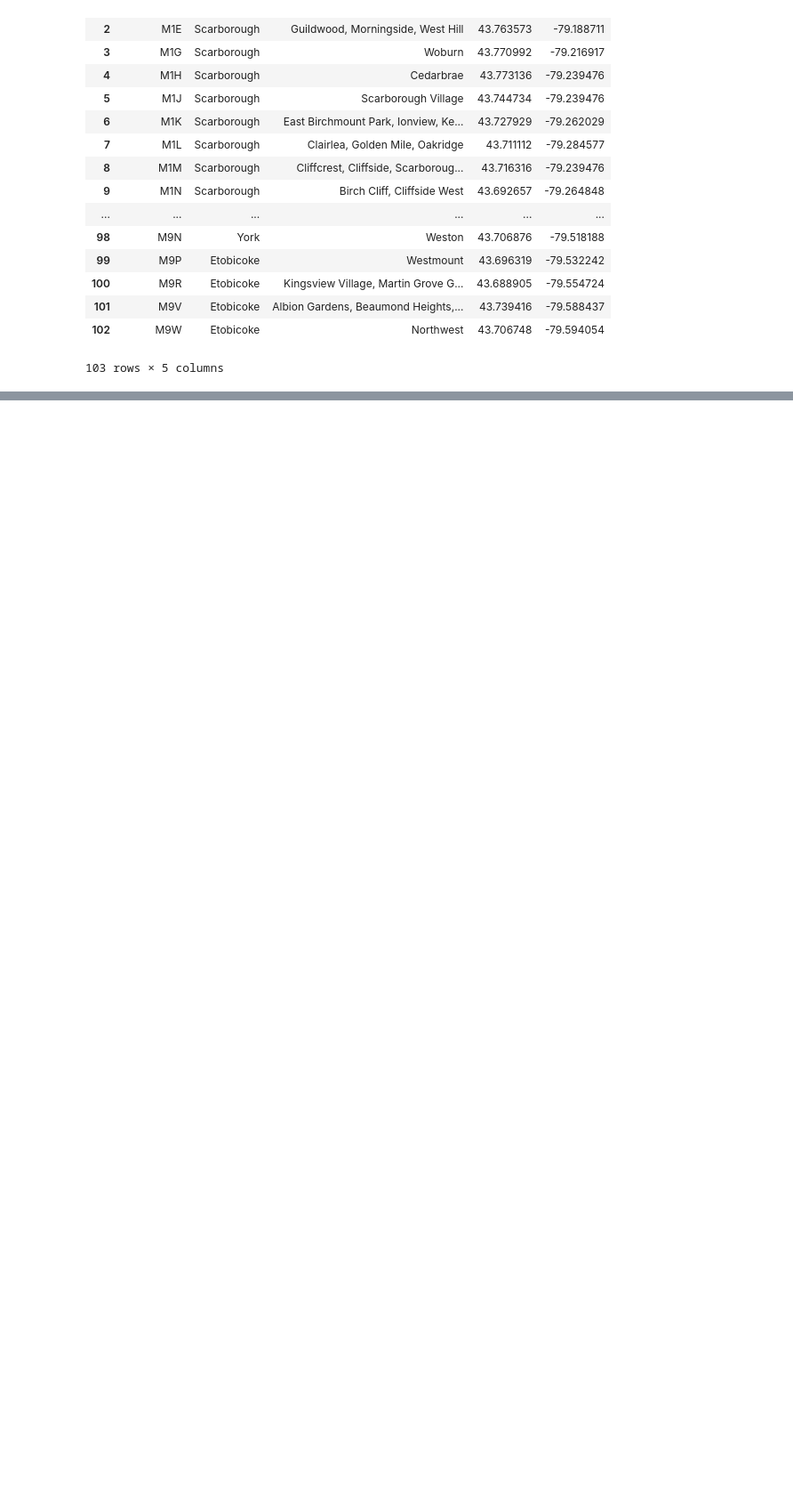
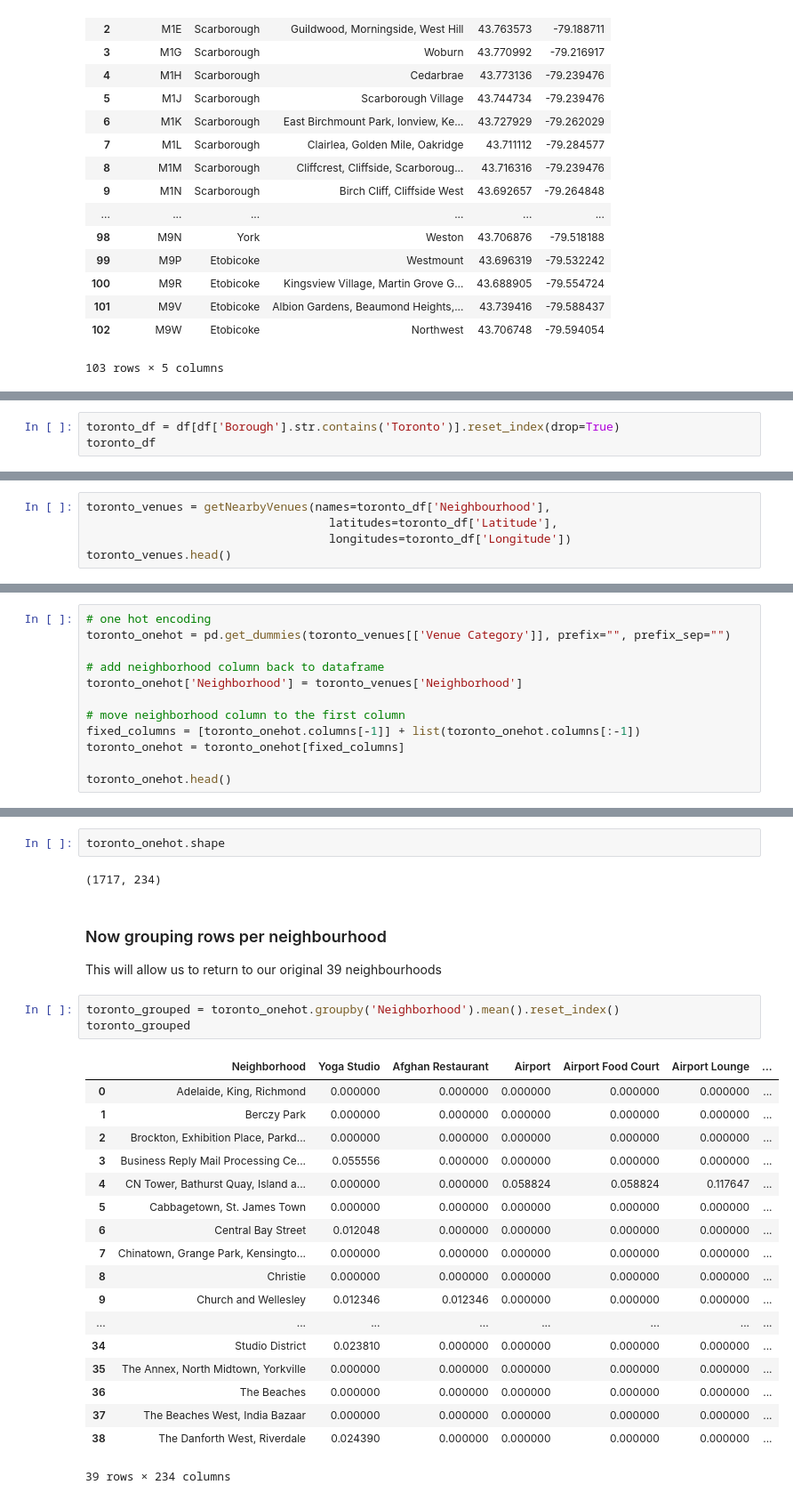
Before and after one commit to JorgeCupiV/Coursera_Capstone, a Jupyter notebook: Toronto segmentation.ipynb, the cells around one changed output, grey strips where cells are left out. Shown: that part at 89% size. Cells and saved outputs as stored; diff of their text form; blank space fills up the shorter version.

Commit message:
Added clustering of Toronto neighbourhoods

```diff
--- a/Toronto segmentation.ipynb
+++ b/Toronto segmentation.ipynb
@@ -184,0 +189,3 @@ df
+# %%
+toronto_df = df[df['Borough'].str.contains('Toronto')].reset_index(drop=True)
+toronto_df
@@ -184,0 +277,5 @@ df
+# %%
+toronto_venues = getNearbyVenues(names=toronto_df['Neighbourhood'],
+                                   latitudes=toronto_df['Latitude'],
+                                   longitudes=toronto_df['Longitude'])
+toronto_venues.head()
@@ -184,0 +320,12 @@ df
+# %%
+# one hot encoding
+toronto_onehot = pd.get_dummies(toronto_venues[['Venue Category']], prefix="", prefix_sep="")
+
+# add neighborhood column back to dataframe
+toronto_onehot['Neighborhood'] = toronto_venues['Neighborhood']
+
+# move neighborhood column to the first column
+fixed_columns = [toronto_onehot.columns[-1]] + list(toronto_onehot.columns[:-1])
+toronto_onehot = toronto_onehot[fixed_columns]
+
+toronto_onehot.head()
@@ -184,0 +340,30 @@ df
+# %%
+toronto_onehot.shape
+# %% [output]
+(1717, 234)
+# %% [markdown]
+### Now grouping rows per neighbourhood
+
+This will allow us to return to our original 39 neighbourhoods
+# %%
+toronto_grouped = toronto_onehot.groupby('Neighborhood').mean().reset_index()
+toronto_grouped
+# %% [output]
+|  | Neighborhood | Yoga Studio | Afghan Restaurant | Airport | Airport Food Court | Airport Lounge | ... |
+| 0 | Adelaide, King, Richmond | 0.000000 | 0.000000 | 0.000000 | 0.000000 | 0.000000 | ... |
+| 1 | Berczy Park | 0.000000 | 0.000000 | 0.000000 | 0.000000 | 0.000000 | ... |
+| 2 | Brockton, Exhibition Place, Parkd... | 0.000000 | 0.000000 | 0.000000 | 0.000000 | 0.000000 | ... |
+| 3 | Business Reply Mail Processing Ce... | 0.055556 | 0.000000 | 0.000000 | 0.000000 | 0.000000 | ... |
+| 4 | CN Tower, Bathurst Quay, Island a... | 0.000000 | 0.000000 | 0.058824 | 0.058824 | 0.117647 | ... |
+| 5 | Cabbagetown, St. James Town | 0.000000 | 0.000000 | 0.000000 | 0.000000 | 0.000000 | ... |
+| 6 | Central Bay Street | 0.012048 | 0.000000 | 0.000000 | 0.000000 | 0.000000 | ... |
+| 7 | Chinatown, Grange Park, Kensingto... | 0.000000 | 0.000000 | 0.000000 | 0.000000 | 0.000000 | ... |
+| 8 | Christie | 0.000000 | 0.000000 | 0.000000 | 0.000000 | 0.000000 | ... |
+| 9 | Church and Wellesley | 0.012346 | 0.012346 | 0.000000 | 0.000000 | 0.000000 | ... |
+| ... | ... | ... | ... | ... | ... | ... | ... |
+| 34 | Studio District | 0.023810 | 0.000000 | 0.000000 | 0.000000 | 0.000000 | ... |
+| 35 | The Annex, North Midtown, Yorkville | 0.000000 | 0.000000 | 0.000000 | 0.000000 | 0.000000 | ... |
+| 36 | The Beaches | 0.000000 | 0.000000 | 0.000000 | 0.000000 | 0.000000 | ... |
+| 37 | The Beaches West, India Bazaar | 0.000000 | 0.000000 | 0.000000 | 0.000000 | 0.000000 | ... |
+| 38 | The Danforth West, Riverdale | 0.024390 | 0.000000 | 0.000000 | 0.000000 | 0.000000 | ... |
+39 rows × 234 columns
```
Also changed, not shown: parts of 27 cells of this notebook.
